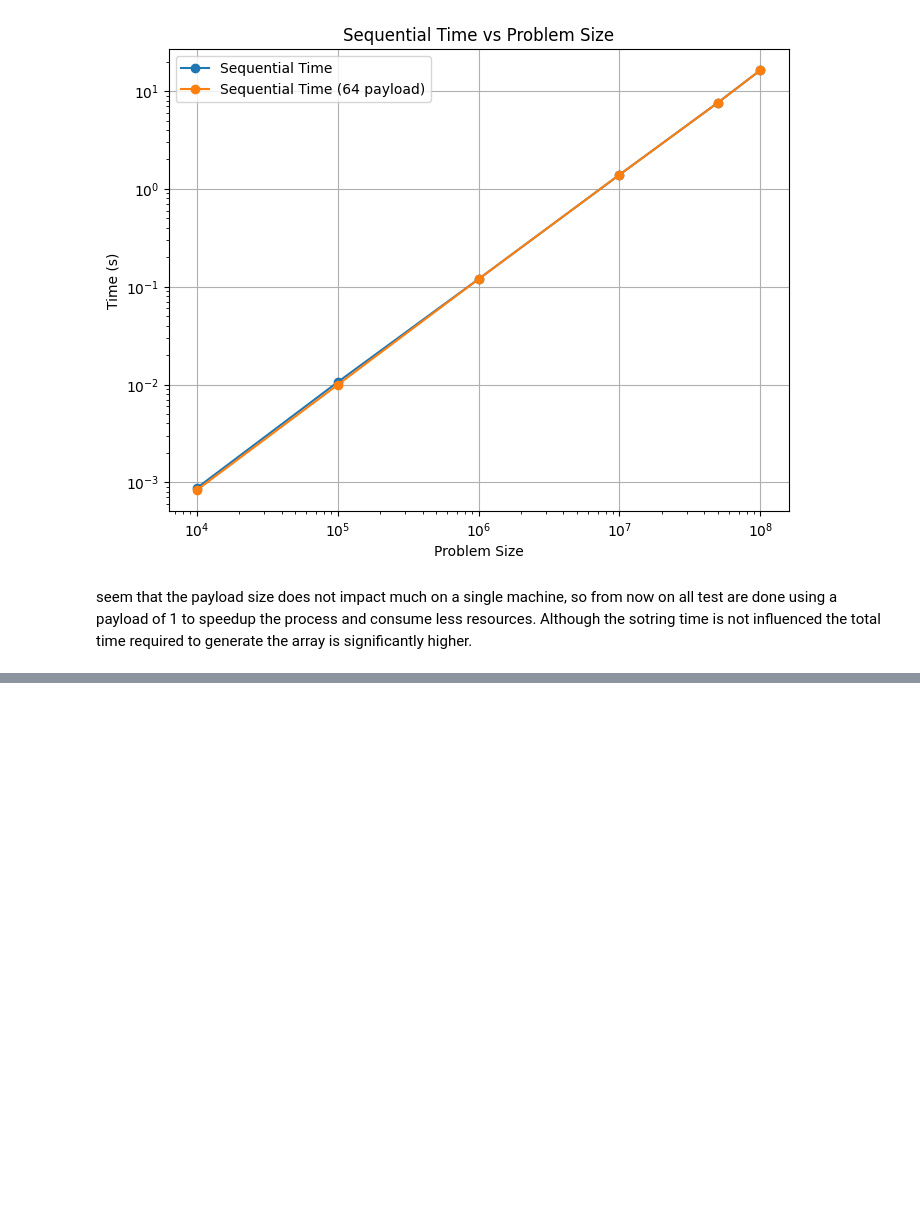
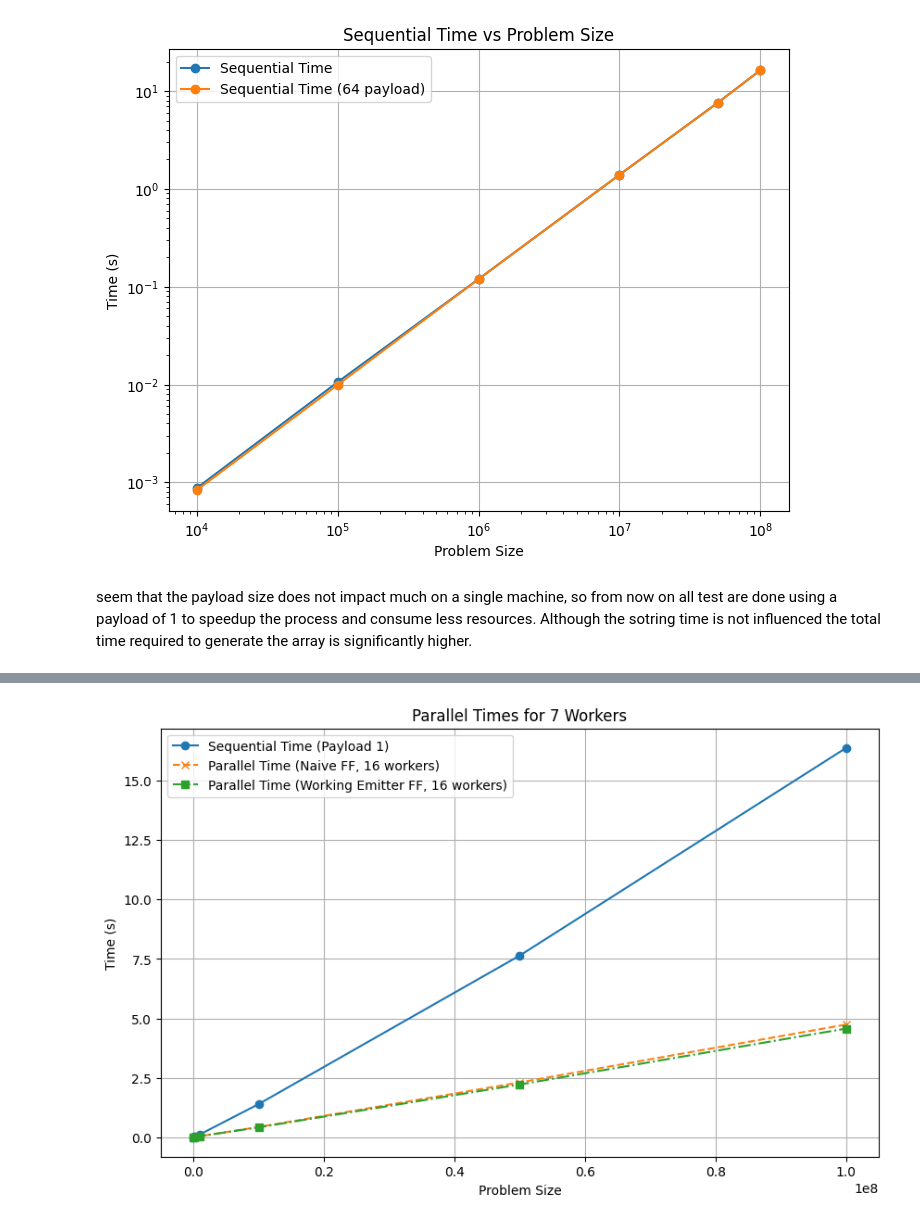
Before and after one commit to DavideB45/SPM, a Jupyter notebook: assignment4/analysis.ipynb, the cells around one changed output, grey strips where cells are left out. Saved outputs shown, nothing was run; the diff lists cells and outputs as text; code cells hidden in the pictures; blank space fills up the shorter version.

```diff
--- a/assignment4/analysis.ipynb
+++ b/assignment4/analysis.ipynb
@@ -84,0 +92,27 @@ plt.show()
+# %%
+plt.figure(figsize=(10, 6))
+
+numThreads = 8
+
+par_x = par_times[par_times['workers'] == numThreads -1]
+par_x = par_x.reset_index(drop=True)
+we_x = we_times[we_times['workers'] == numThreads -1]
+we_x = we_x.reset_index(drop=True)
+
+# Plot sequential times
+plt.plot(small['size'], small['time'], marker='o', label='Sequential Time (Payload 1)')
+
+# Filter parallel times for workers = 16
+plt.plot(par_x['size'], par_x['time'], marker='x', label='Parallel Time (Naive FF, 16 workers)', linestyle='--')
+
+# Filter working emitter times for workers = 16
+plt.plot(we_x['size'], we_x['time'], marker='s', label='Parallel Time (Working Emitter FF, 16 workers)', linestyle='-.')
+# Configure plot
+plt.xlabel('Problem Size')
+plt.ylabel('Time (s)')
+plt.title(f'Parallel Times for {numThreads-1} Workers')
+plt.legend()
+plt.grid(True)
+plt.show()
+# %% [output]
+[figure, added]
```
Also changed, not shown: parts of 6 cells of this notebook, 2 other files.
